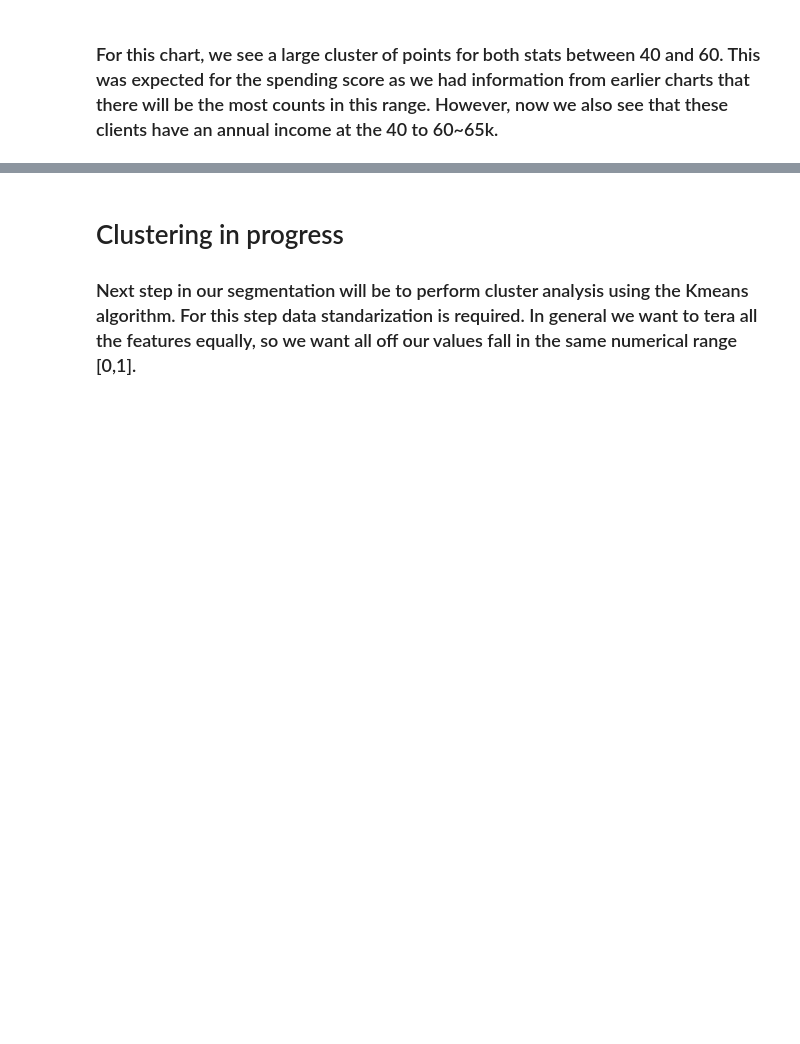
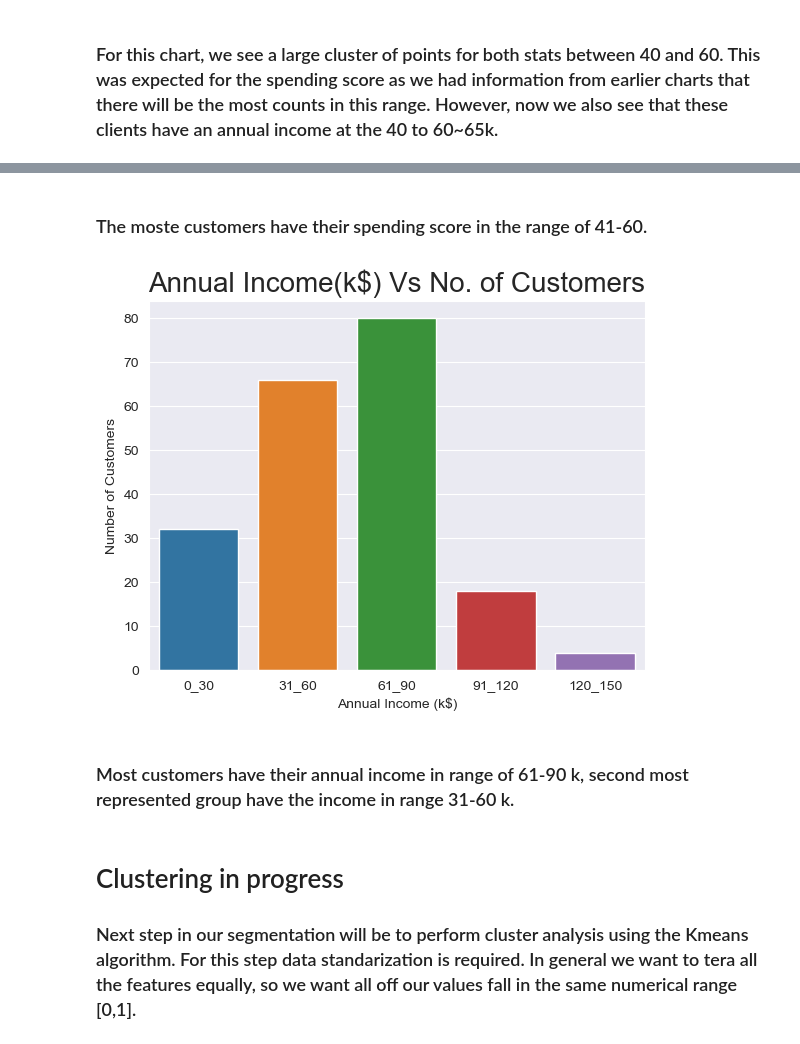
Before and after one commit to GentlemanFrog/Segmentation_mall_data, a Jupyter notebook: Mall_clients_segmentation.ipynb, the cells around one changed output, grey strips where cells are left out. Cells and saved outputs as stored; diff of their text form; code cells hidden in the pictures; blank space fills up the shorter version.

```diff
--- a/Mall_clients_segmentation.ipynb
+++ b/Mall_clients_segmentation.ipynb
@@ -233,3 +269,22 @@ plt.show()
+# %% [markdown]
+### The moste customers have their spending score in the range of 41-60.
+# %%
+ai0_30 = df["Annual Income (k$)"][(df["Annual Income (k$)"] >= 0) & (df["Annual Income (k$)"] <= 30)]
+ai31_60 = df["Annual Income (k$)"][(df["Annual Income (k$)"] >= 31) & (df["Annual Income (k$)"] <= 60)]
+ai61_90 = df["Annual Income (k$)"][(df["Annual Income (k$)"] >= 61) & (df["Annual Income (k$)"] <= 90)]
+ai91_120 = df["Annual Income (k$)"][(df["Annual Income (k$)"] >= 91) & (df["Annual Income (k$)"] <= 120)]
+ai121_150 = df["Annual Income (k$)"][(df["Annual Income (k$)"] >= 121) & (df["Annual Income (k$)"] <= 150)]
+x=["0_30","31_60","61_90","91_120","120_150"]
+y=[len(ai0_30.values),len(ai31_60.values),len(ai61_90.values),len(ai91_120.values),len(ai121_150.values)]
+sns.barplot(x=x, y=y)
+plt.title("Annual Income(k$) Vs No. of Customers", fontsize=20)
+plt.xlabel("Annual Income (k$)", fontsize=10)
+plt.ylabel("Number of Customers", fontsize=10)
+plt.show()
+# %% [output]
+[figure, added]
+# %% [markdown]
+### Most customers have their annual income in range of 61-90 k, second most represented group have the income in range 31-60 k.
 # %% [markdown]
 # Clustering in progress
 ### Next step in our segmentation will be to perform cluster analysis using the Kmeans algorithm. For this step data standarization is required. In general we want to tera all the features equally, so we want all off our values fall in the same numerical range [0,1].
```
Also changed, not shown: parts of 3 cells of this notebook.
